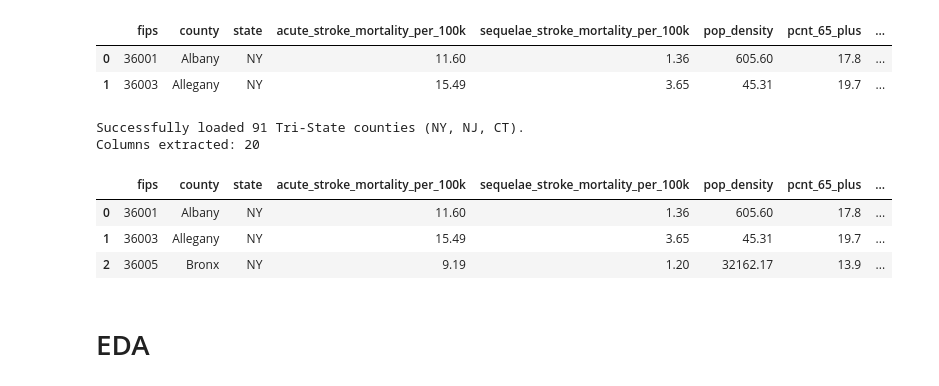
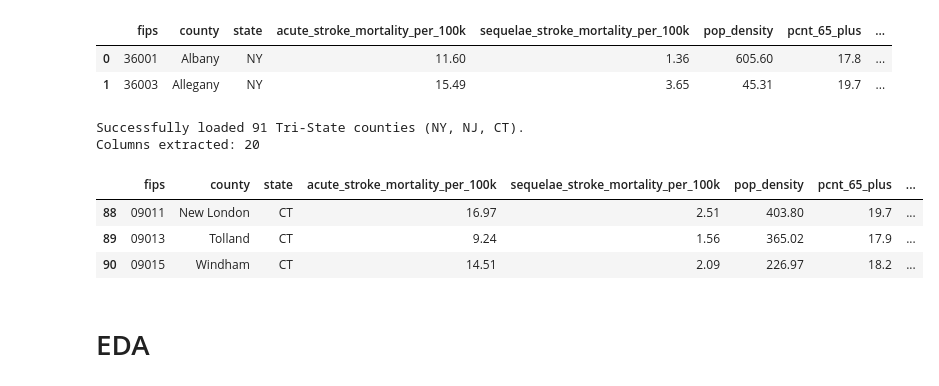
Before and after one commit to palism1/stroke-burden-index, a Jupyter notebook: notebooks/SRI EDA.ipynb, the cells around one changed output. Drawn from its saved outputs; the diff is of its cells as text; code cells hidden in the pictures.

```diff
--- a/notebooks/SRI EDA.ipynb
+++ b/notebooks/SRI EDA.ipynb
@@ -72,17 +72,17 @@ df.head(2)
 # %%
 # Enforce zero-padded 5-character string data contract for FIPS codes
 df['fips'] = df['fips'].astype(str).str.zfill(5)
 
 print(f"Successfully loaded {len(df)} Tri-State counties (NY, NJ, CT).")
 print(f"Columns extracted: {df.shape[1]}")
-df.head(3)
+df.tail(3)
 # %% [output]
 Successfully loaded 91 Tri-State counties (NY, NJ, CT).
 Columns extracted: 20
 |  | fips | county | state | acute_stroke_mortality_per_100k | sequelae_stroke_mortality_per_100k | pop_density | pcnt_65_plus | ... |
-| 0 | 36001 | Albany | NY | 11.60 | 1.36 | 605.60 | 17.8 | ... |
-| 1 | 36003 | Allegany | NY | 15.49 | 3.65 | 45.31 | 19.7 | ... |
-| 2 | 36005 | Bronx | NY | 9.19 | 1.20 | 32162.17 | 13.9 | ... |
+| 88 | 09011 | New London | CT | 16.97 | 2.51 | 403.80 | 19.7 | ... |
+| 89 | 09013 | Tolland | CT | 9.24 | 1.56 | 365.02 | 17.9 | ... |
+| 90 | 09015 | Windham | CT | 14.51 | 2.09 | 226.97 | 18.2 | ... |
 # %% [markdown]
 # EDA
 # %%
```
Also changed, not shown: 1 other file.
